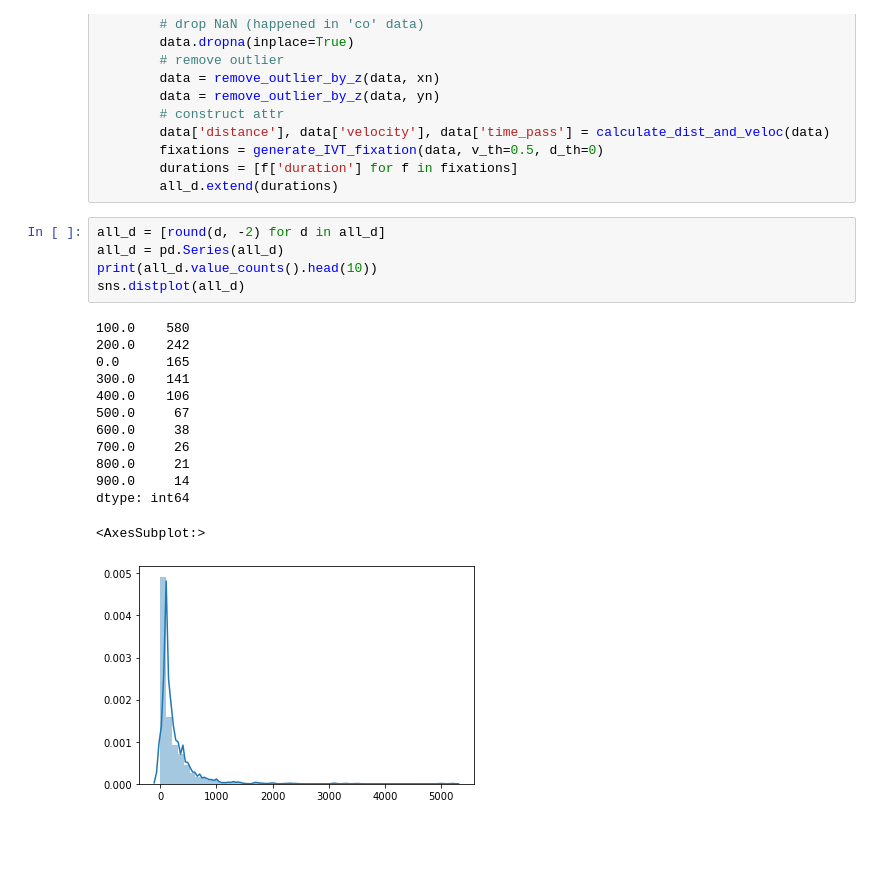
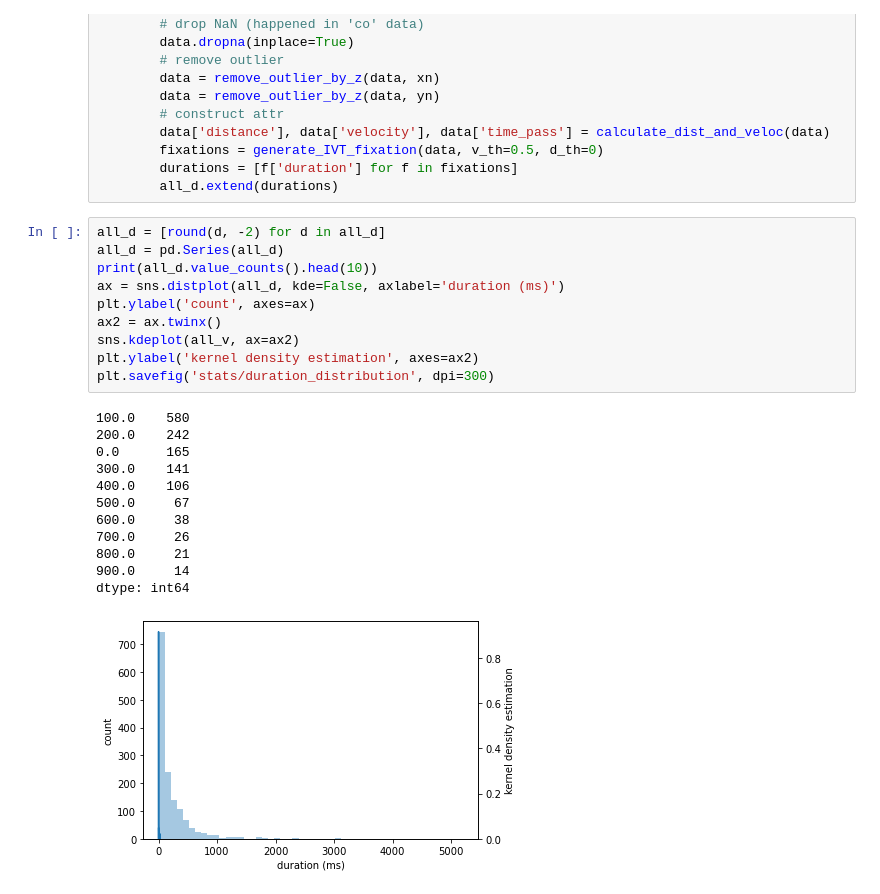
Before and after one commit to Joilence/Gaze-on-Grid, a Jupyter notebook: data-analysis/gaze_analysis.ipynb, the cells around one changed output. Saved outputs shown, nothing was run; the diff lists cells and outputs as text; blank space fills up the shorter version.

Commit message:
generate figure
+ figure of velocity & duration distribution
+ figure of rank correlation

```diff
--- a/data-analysis/gaze_analysis.ipynb
+++ b/data-analysis/gaze_analysis.ipynb
@@ -225,19 +244,23 @@ for name in tqdm(names):
 # %%
 all_d = [round(d, -2) for d in all_d]
 all_d = pd.Series(all_d)
 print(all_d.value_counts().head(10))
-sns.distplot(all_d)
+ax = sns.distplot(all_d, kde=False, axlabel='duration (ms)')
+plt.ylabel('count', axes=ax)
+ax2 = ax.twinx()
+sns.kdeplot(all_v, ax=ax2)
+plt.ylabel('kernel density estimation', axes=ax2)
+plt.savefig('stats/duration_distribution', dpi=300)
 # %% [output]
 100.0    580
 200.0    242
 0.0      165
 300.0    141
 400.0    106
 500.0     67
 600.0     38
 700.0     26
 800.0     21
 900.0     14
 dtype: int64
-<AxesSubplot:>
-[figure, old version]
+[figure, new version]
```
Also changed, not shown: parts of 4 cells of this notebook, 6 other files.
